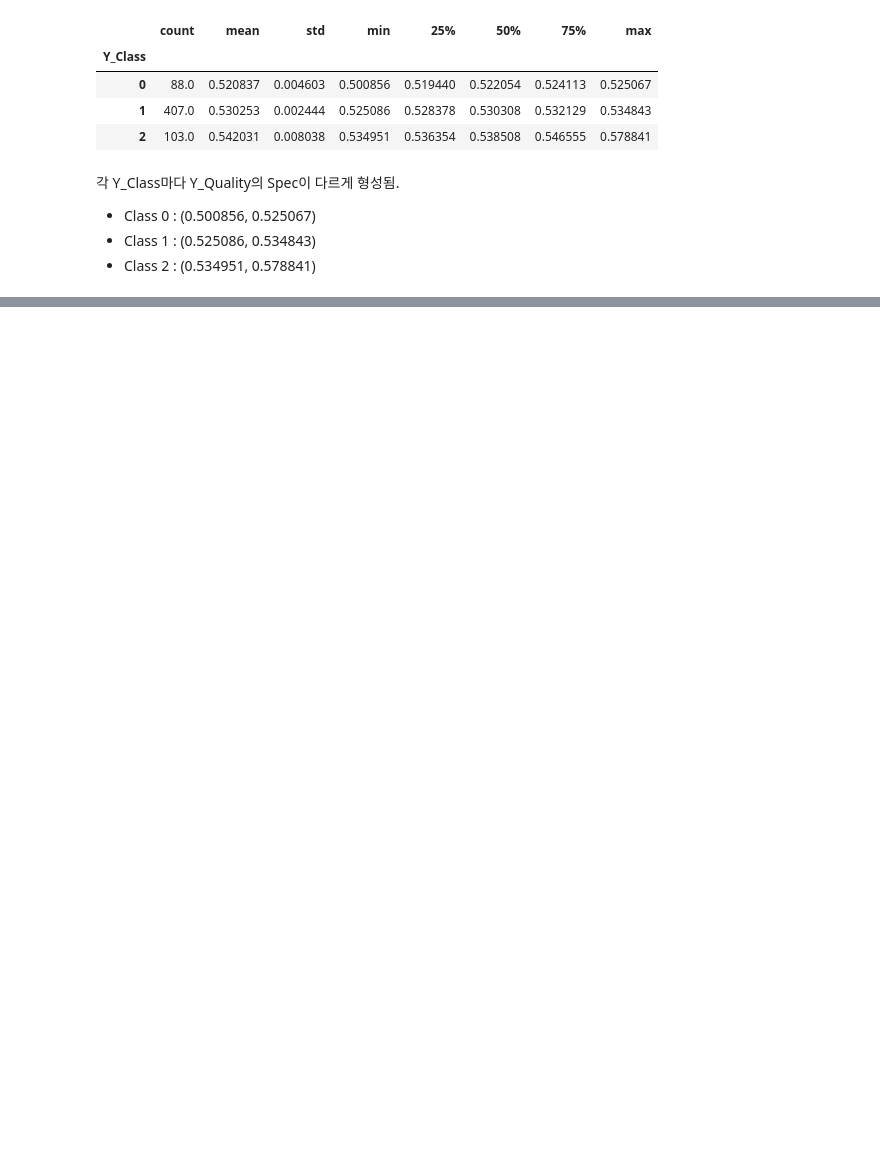
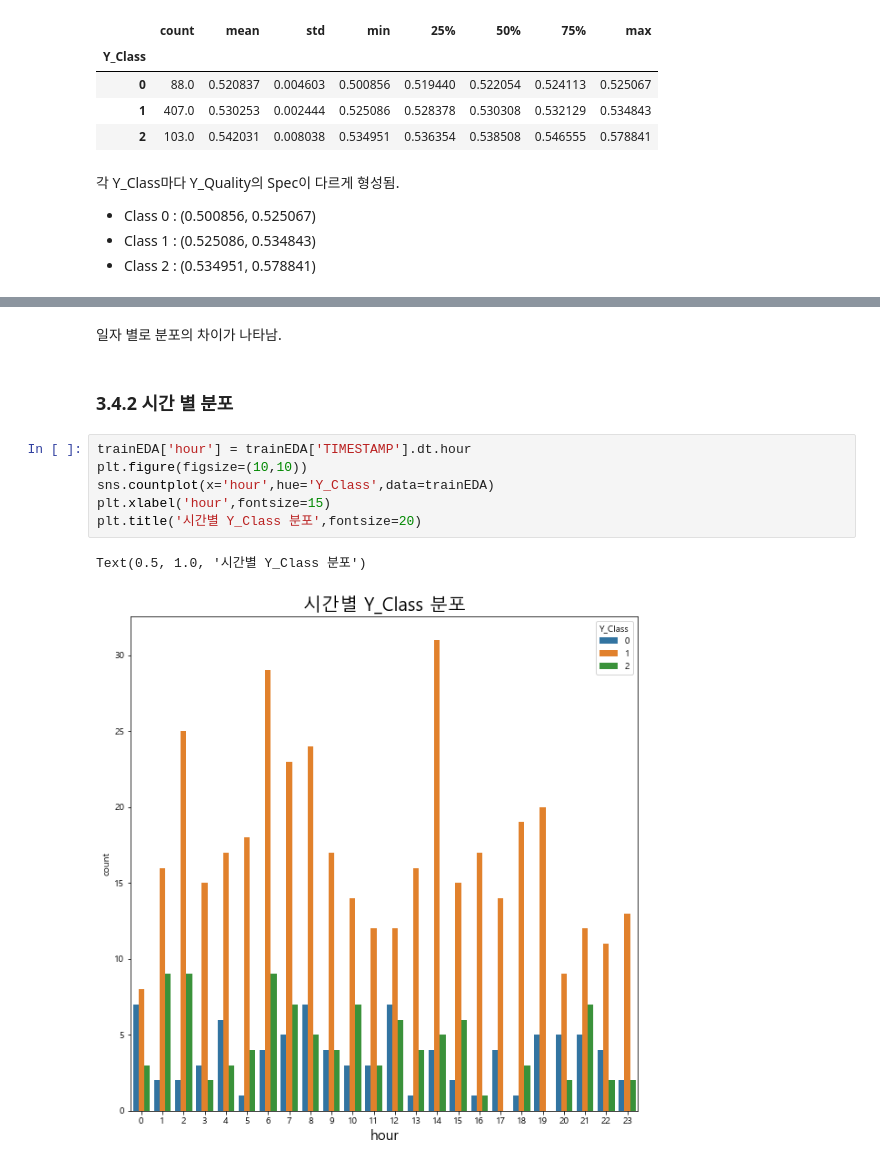
Before and after one commit to Parksemo/Ark_Project, a Jupyter notebook: 데이터분석/catboost + optuna/CatBoost+Optuna를 확용한 품질 상태 분석.ipynb, the cells around one changed output, grey strips where cells are left out. Saved outputs shown, nothing was run; the diff lists cells and outputs as text; blank space fills up the shorter version.

```diff
--- a/데이터분석/catboost + optuna/CatBoost+Optuna를 확용한 품질 상태 분석.ipynb
+++ b/데이터분석/catboost + optuna/CatBoost+Optuna를 확용한 품질 상태 분석.ipynb
@@ -268,0 +237,13 @@ Name: LINE_first, Length: 598, dtype: object
+# %% [markdown]
+일자 별로 분포의 차이가 나타남.
+# %% [markdown]
+### 3.4.2 시간 별 분포
+# %%
+trainEDA['hour'] = trainEDA['TIMESTAMP'].dt.hour
+plt.figure(figsize=(10,10))
+sns.countplot(x='hour',hue='Y_Class',data=trainEDA)
+plt.xlabel('hour',fontsize=15)
+plt.title('시간별 Y_Class 분포',fontsize=20)
+# %% [output]
+Text(0.5, 1.0, '시간별 Y_Class 분포')
+[figure, added]
```
Also changed, not shown: parts of 84 cells of this notebook, 6 other files.
